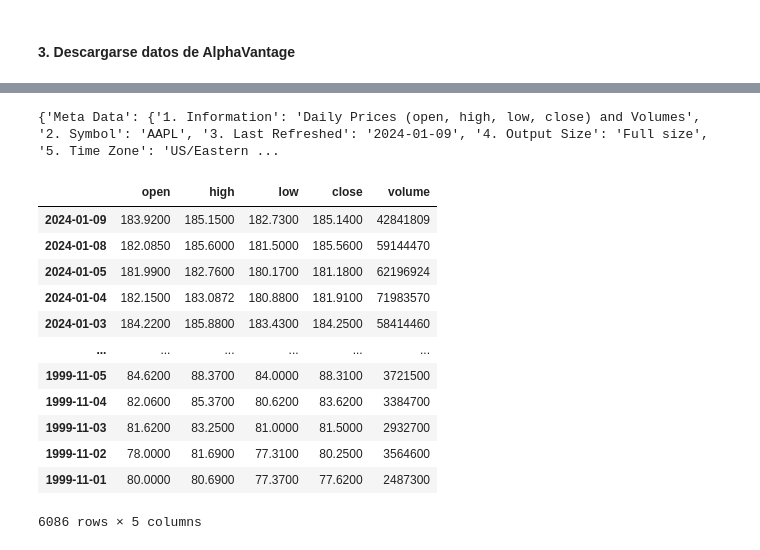
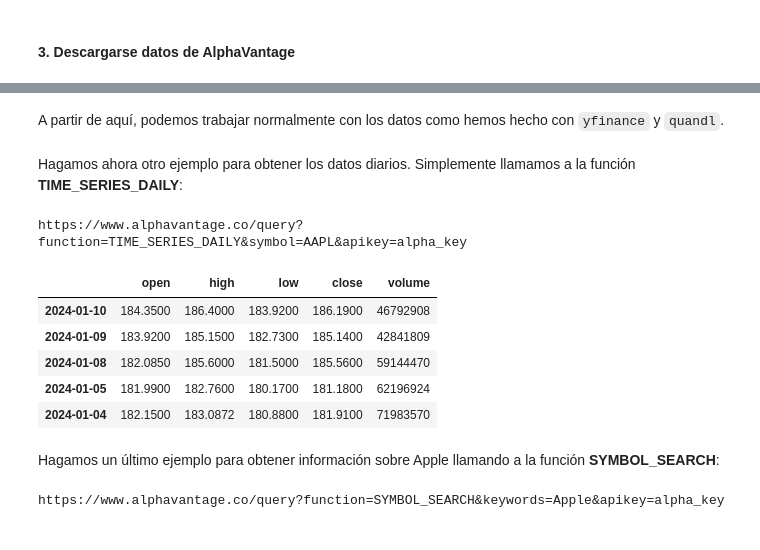
Before and after one commit to alfonso-santos/microcredencial-carteras-python-2023, a Jupyter notebook: Tema_1_Activos_Intro/src/descarga-datos.ipynb, the cells around one changed output, grey strips where cells are left out. Cells and saved outputs as stored; diff of their text form; code cells hidden in the pictures.

```diff
--- a/Tema_1_Activos_Intro/src/descarga-datos.ipynb
+++ b/Tema_1_Activos_Intro/src/descarga-datos.ipynb
@@ -302,30 +402,38 @@ df_5min.head()
-# %%
-url_daily = 'https://www.alphavantage.co/query?function=TIME_SERIES_DAILY&symbol=AAPL&outputsize=full&apikey=alpha_key'
-r_daily = requests.get(url_daily)
-data_daily = r_daily.json()
-
-print(data_daily)
-# %% [output]
-{'Meta Data': {'1. Information': 'Daily Prices (open, high, low, close) and Volumes', '2. Symbol': 'AAPL', '3. Last Refreshed': '2024-01-09', '4. Output Size': 'Full size', '5. Time Zone': 'US/Eastern ...
+# %% [markdown]
+A partir de aquí, podemos trabajar normalmente con los datos como hemos hecho con `yfinance` y `quandl`.
+# %% [markdown]
+Hagamos ahora otro ejemplo para obtener los datos diarios. Simplemente llamamos a la función **TIME_SERIES_DAILY**:
+# %%
+function = "function=TIME_SERIES_DAILY"
+symbol = "symbol=AAPL"
+key = "apikey=alpha_key"
+
+URL = "https://www.alphavantage.co/query?"
+URL = URL + '&'.join([function, symbol, key])
+print(URL)
+# %% [output]
+https://www.alphavantage.co/query?function=TIME_SERIES_DAILY&symbol=AAPL&apikey=alpha_key
 # %%
-# Convierte el JSON en un DataFrame de Pandas
+data_daily = requests.get(URL).json()
 df_daily = pd.DataFrame.from_dict(data_daily['Time Series (Daily)'], orient='index')
-
-# Cambia los nombres de las columnas para eliminar los números y los puntos
 df_daily.columns = [col.split('. ')[1] for col in df_daily.columns]
-
-df_daily
+df_daily.head()
 # %% [output]
 |  | open | high | low | close | volume |
+| 2024-01-10 | 184.3500 | 186.4000 | 183.9200 | 186.1900 | 46792908 |
 | 2024-01-09 | 183.9200 | 185.1500 | 182.7300 | 185.1400 | 42841809 |
 | 2024-01-08 | 182.0850 | 185.6000 | 181.5000 | 185.5600 | 59144470 |
 | 2024-01-05 | 181.9900 | 182.7600 | 180.1700 | 181.1800 | 62196924 |
 | 2024-01-04 | 182.1500 | 183.0872 | 180.8800 | 181.9100 | 71983570 |
-| 2024-01-03 | 184.2200 | 185.8800 | 183.4300 | 184.2500 | 58414460 |
-| ... | ... | ... | ... | ... | ... |
-| 1999-11-05 | 84.6200 | 88.3700 | 84.0000 | 88.3100 | 3721500 |
-| 1999-11-04 | 82.0600 | 85.3700 | 80.6200 | 83.6200 | 3384700 |
-| 1999-11-03 | 81.6200 | 83.2500 | 81.0000 | 81.5000 | 2932700 |
-| 1999-11-02 | 78.0000 | 81.6900 | 77.3100 | 80.2500 | 3564600 |
-| 1999-11-01 | 80.0000 | 80.6900 | 77.3700 | 77.6200 | 2487300 |
-6086 rows × 5 columns
+# %% [markdown]
+Hagamos un último ejemplo para obtener información sobre Apple llamando a la función **SYMBOL_SEARCH**:
+# %%
+function = "function=SYMBOL_SEARCH"
+symbol = "keywords=Apple"
+key = "apikey=alpha_key"
+
+URL = "https://www.alphavantage.co/query?"
+URL = URL + '&'.join([function, symbol, key])
+print(URL)
+# %% [output]
+https://www.alphavantage.co/query?function=SYMBOL_SEARCH&keywords=Apple&apikey=alpha_key
```
Also changed, not shown: parts of 44 cells of this notebook, 7 other files.
